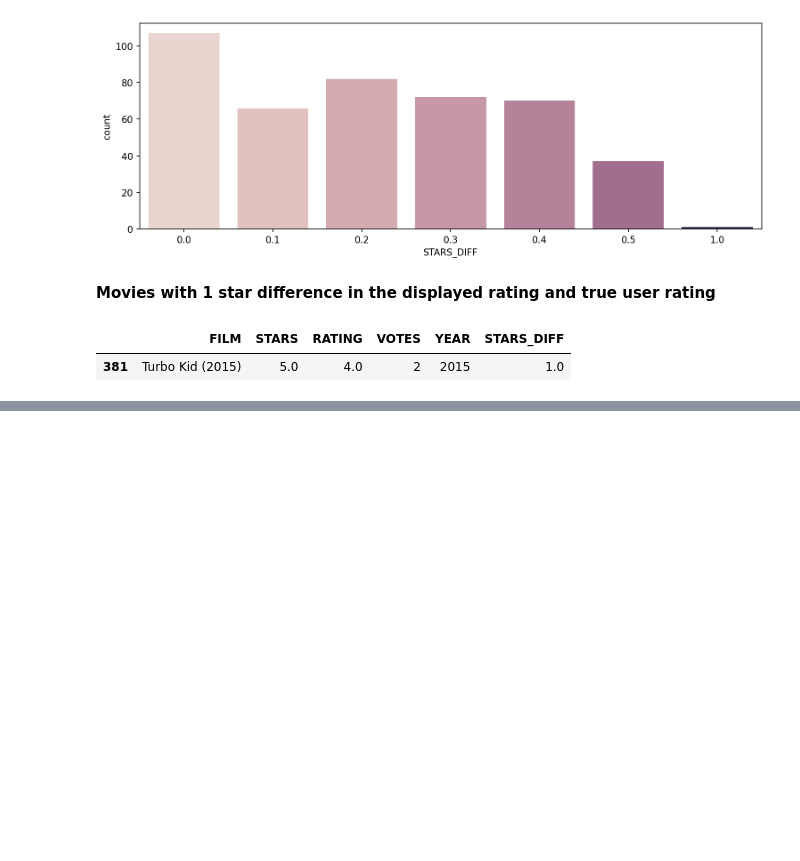
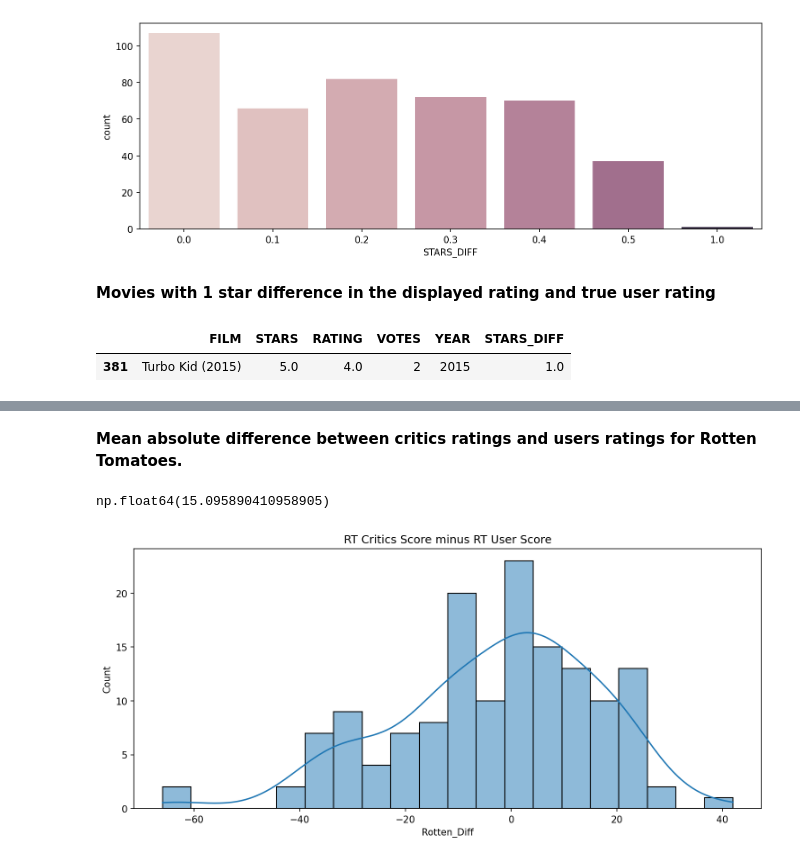
Before and after one commit to Oladele-A/python-for-data-science, a Jupyter notebook: T7_Capstone_Project.ipynb, the cells around one changed output, grey strips where cells are left out. Saved outputs shown, nothing was run; the diff lists cells and outputs as text; code cells hidden in the pictures; blank space fills up the shorter version.

```diff
--- a/T7_Capstone_Project.ipynb
+++ b/T7_Capstone_Project.ipynb
@@ -202,0 +287,3 @@ fan_reviewed[fan_reviewed['STARS_DIFF'] == 1]
+# %%
+all_sites_df['Rotten_Diff'] = all_sites_df['RottenTomatoes'] - all_sites_df['RottenTomatoes_User']
+all_sites_df.head()
@@ -202,0 +297,12 @@ fan_reviewed[fan_reviewed['STARS_DIFF'] == 1]
+# %% [markdown]
+**Mean absolute difference between critics ratings and users ratings for Rotten Tomatoes.**
+# %%
+all_sites_df['Rotten_Diff'].apply(np.abs).mean()
+# %% [output]
+np.float64(15.095890410958905)
+# %%
+plt.figure(figsize=(12,5), dpi=150)
+sns.histplot(data=all_sites_df, x='Rotten_Diff', bins=20, kde=True)
+plt.title('RT Critics Score minus RT User Score');
+# %% [output]
+[figure, added]
```
Also changed, not shown: parts of 17 cells of this notebook.
